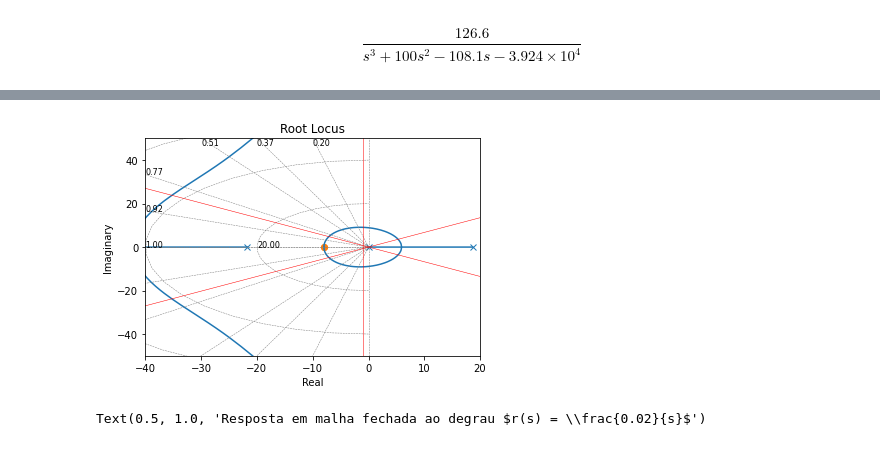
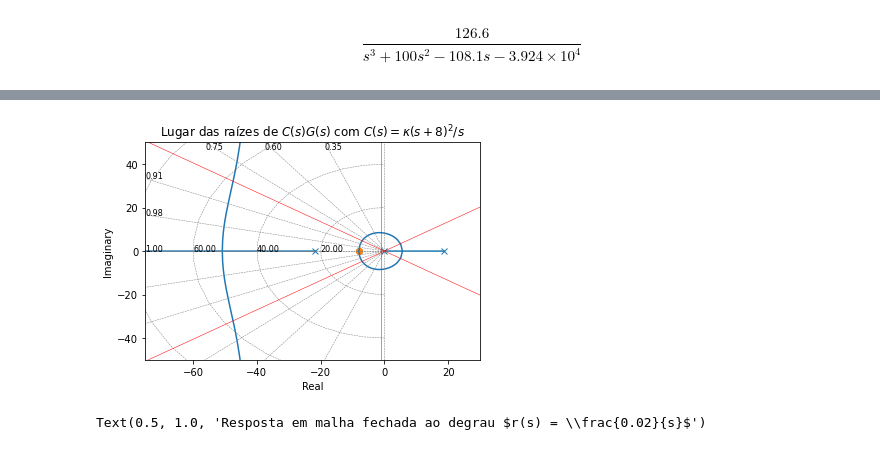
Before and after one commit to MuelasU/projeto_controle, a Jupyter notebook: desenvolvimento.ipynb, the cells around one changed output, grey strips where cells are left out. Cells and saved outputs as stored; diff of their text form; code cells hidden in the pictures.

```diff
--- a/desenvolvimento.ipynb
+++ b/desenvolvimento.ipynb
@@ -96,15 +106,16 @@ _ = control.root_locus(Cs*Gs)
 # %%
 Ns = (s+8)**2
-Ds = s*(0.008*s + 1)
+Ds = s
+# Ds = s*(0.008*s + 1)
 Cs = (Kd/Ki)*(Ns/Ds)
-roots, ks = control.root_locus(Cs*Gs, xlim = [-40, 20], ylim=[-50, 50])
-
+roots, ks = control.root_locus(Cs*Gs, xlim = [-75, 30], ylim=[-50, 50])
+plt.title("Lugar das raízes de $C(s)G(s)$ com $C(s) = \kappa (s+8)^2 /s$")
 # omega
 plt.axvline(-1, color='r', linewidth=0.5)
 plt.axline((0,0), slope=np.deg2rad(38.7), color='r', linewidth=0.5)
 _ = plt.axline((0,0), slope=np.deg2rad(-38.7), color='r', linewidth=0.5)
 # %% [output]
-[figure, old version]
+[figure, new version]
 # %%
 k_f = 78
 cl = control.feedback(k_f*Cs*Gs)
```
Also changed, not shown: parts of 12 cells of this notebook, 12 other files.
